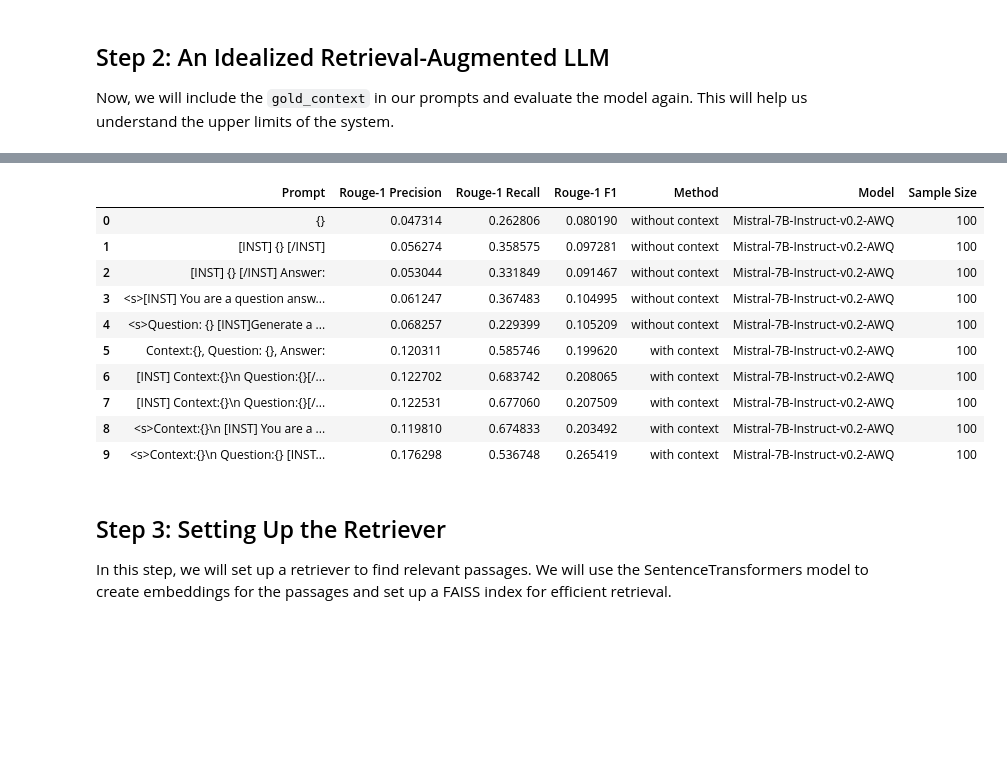
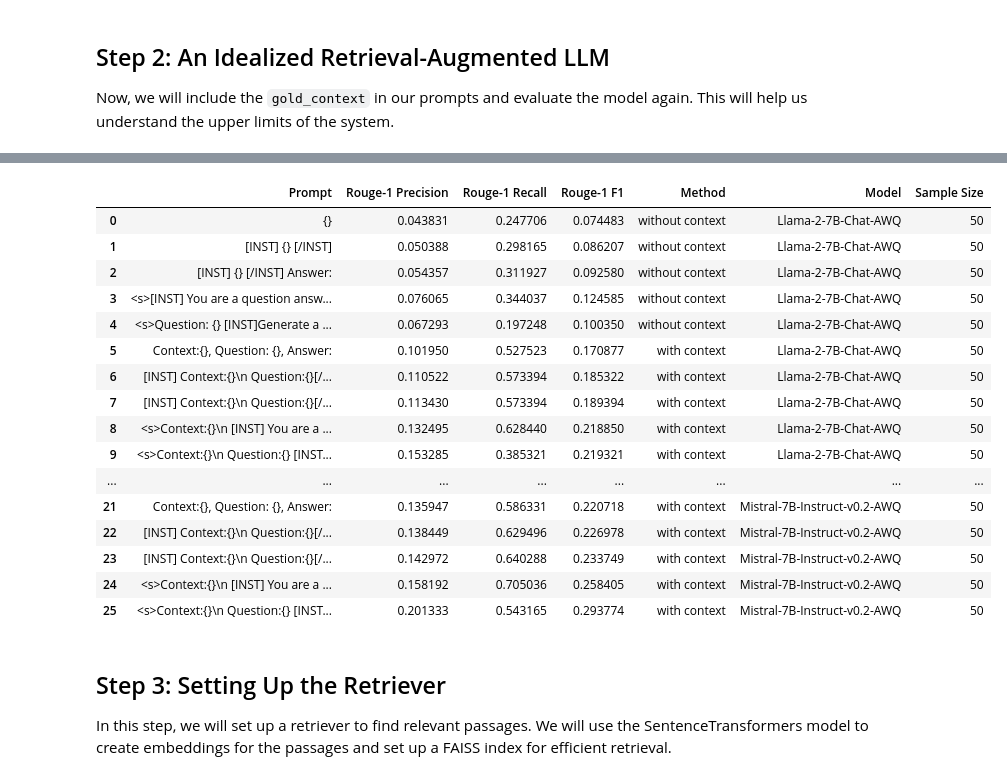
Before and after one commit to Arty-Facts/wasp_deep_learning_for_natural_language_processing_2024, a Jupyter notebook: assignments/assignment-2.ipynb, the cells around one changed output, grey strips where cells are left out. Drawn from its saved outputs; the diff is of its cells as text; code cells hidden in the pictures; blank space fills up the shorter version.

```diff
--- a/assignments/assignment-2.ipynb
+++ b/assignments/assignment-2.ipynb
@@ -86,15 +86,16 @@ prompts = [
     '<s>[INST] You are a question answering system. Please give a short answer to the following user question.[/INST] Question: {}',
     '<s>Question: {} [INST]Generate a short-form answer of either one word or one sentence to the question.[/INST]',
           ]
-subset = nq_data.sample(100)
+subset = nq_data.sample(50)
 questions = subset['question'].tolist()
 gold_answers = subset['answer'].tolist()
 results=[]
 for prompt in prompts:
     predicted_answers = get_answers(questions, prompt,max_new_tokens=50)
     pr, re, f1 = rouge1(gold_answers, predicted_answers)
-    result = [prompt, pr, re, f1, "without context", "Mistral-7B-Instruct-v0.2-AWQ", 100]
-    results.append(result)
-result = pd.DataFrame(results, columns=['Prompt', 'Rouge-1 Precision', 'Rouge-1 Recall', 'Rouge-1 F1', 'Method', 'Model', 'Sample Size',])
+    answer = [prompt, pr, re, f1, "without context", "Mistral-7B-Instruct-v0.2-AWQ", 50]
+    results.append(answer)
+result_1 = pd.DataFrame(results, columns=['Prompt', 'Rouge-1 Precision', 'Rouge-1 Recall', 'Rouge-1 F1', 'Method', 'Model', 'Sample Size',])
+result = pd.concat([result, result_1], ignore_index=True)
 display(result)
 # %% [output]
@@ -135,7 +146,7 @@ results=[]
 for prompt in prompts:
     predicted_answers_with_context = get_answers_with_context(questions, contexts, prompt, max_new_tokens=50)
     pr_context, re_context, f1_context = rouge1(gold_answers, predicted_answers_with_context)
-    answer = [prompt, pr_context, re_context, f1_context, "with context", "Mistral-7B-Instruct-v0.2-AWQ", 100]
+    answer = [prompt, pr_context, re_context, f1_context, "with context", "Mistral-7B-Instruct-v0.2-AWQ", 50]
     results.append(answer)
 result_2 = pd.DataFrame(results, columns=['Prompt', 'Rouge-1 Precision', 'Rouge-1 Recall', 'Rouge-1 F1', 'Method', 'Model', 'Sample Size'])
 result = pd.concat([result, result_2], ignore_index=True)
@@ -146,14 +157,20 @@ Wall time: 9min 50s
 |  | Prompt | Rouge-1 Precision | Rouge-1 Recall | Rouge-1 F1 | Method | Model | Sample Size |
-| 0 | {} | 0.047314 | 0.262806 | 0.080190 | without context | Mistral-7B-Instruct-v0.2-AWQ | 100 |
-| 1 | [INST] {} [/INST] | 0.056274 | 0.358575 | 0.097281 | without context | Mistral-7B-Instruct-v0.2-AWQ | 100 |
-| 2 | [INST] {} [/INST] Answer: | 0.053044 | 0.331849 | 0.091467 | without context | Mistral-7B-Instruct-v0.2-AWQ | 100 |
-| 3 | <s>[INST] You are a question answ... | 0.061247 | 0.367483 | 0.104995 | without context | Mistral-7B-Instruct-v0.2-AWQ | 100 |
-| 4 | <s>Question: {} [INST]Generate a ... | 0.068257 | 0.229399 | 0.105209 | without context | Mistral-7B-Instruct-v0.2-AWQ | 100 |
-| 5 | Context:{}, Question: {}, Answer: | 0.120311 | 0.585746 | 0.199620 | with context | Mistral-7B-Instruct-v0.2-AWQ | 100 |
-| 6 | [INST] Context:{}\n Question:{}[/... | 0.122702 | 0.683742 | 0.208065 | with context | Mistral-7B-Instruct-v0.2-AWQ | 100 |
-| 7 | [INST] Context:{}\n Question:{}[/... | 0.122531 | 0.677060 | 0.207509 | with context | Mistral-7B-Instruct-v0.2-AWQ | 100 |
-| 8 | <s>Context:{}\n [INST] You are a ... | 0.119810 | 0.674833 | 0.203492 | with context | Mistral-7B-Instruct-v0.2-AWQ | 100 |
-| 9 | <s>Context:{}\n Question:{} [INST... | 0.176298 | 0.536748 | 0.265419 | with context | Mistral-7B-Instruct-v0.2-AWQ | 100 |
+| 0 | {} | 0.043831 | 0.247706 | 0.074483 | without context | Llama-2-7B-Chat-AWQ | 50 |
+| 1 | [INST] {} [/INST] | 0.050388 | 0.298165 | 0.086207 | without context | Llama-2-7B-Chat-AWQ | 50 |
+| 2 | [INST] {} [/INST] Answer: | 0.054357 | 0.311927 | 0.092580 | without context | Llama-2-7B-Chat-AWQ | 50 |
+| 3 | <s>[INST] You are a question answ... | 0.076065 | 0.344037 | 0.124585 | without context | Llama-2-7B-Chat-AWQ | 50 |
+| 4 | <s>Question: {} [INST]Generate a ... | 0.067293 | 0.197248 | 0.100350 | without context | Llama-2-7B-Chat-AWQ | 50 |
+| 5 | Context:{}, Question: {}, Answer: | 0.101950 | 0.527523 | 0.170877 | with context | Llama-2-7B-Chat-AWQ | 50 |
+| 6 | [INST] Context:{}\n Question:{}[/... | 0.110522 | 0.573394 | 0.185322 | with context | Llama-2-7B-Chat-AWQ | 50 |
+| 7 | [INST] Context:{}\n Question:{}[/... | 0.113430 | 0.573394 | 0.189394 | with context | Llama-2-7B-Chat-AWQ | 50 |
+| 8 | <s>Context:{}\n [INST] You are a ... | 0.132495 | 0.628440 | 0.218850 | with context | Llama-2-7B-Chat-AWQ | 50 |
+| 9 | <s>Context:{}\n Question:{} [INST... | 0.153285 | 0.385321 | 0.219321 | with context | Llama-2-7B-Chat-AWQ | 50 |
+| ... | ... | ... | ... | ... | ... | ... | ... |
+| 21 | Context:{}, Question: {}, Answer: | 0.135947 | 0.586331 | 0.220718 | with context | Mistral-7B-Instruct-v0.2-AWQ | 50 |
+| 22 | [INST] Context:{}\n Question:{}[/... | 0.138449 | 0.629496 | 0.226978 | with context | Mistral-7B-Instruct-v0.2-AWQ | 50 |
+| 23 | [INST] Context:{}\n Question:{}[/... | 0.142972 | 0.640288 | 0.233749 | with context | Mistral-7B-Instruct-v0.2-AWQ | 50 |
+| 24 | <s>Context:{}\n [INST] You are a ... | 0.158192 | 0.705036 | 0.258405 | with context | Mistral-7B-Instruct-v0.2-AWQ | 50 |
+| 25 | <s>Context:{}\n Question:{} [INST... | 0.201333 | 0.543165 | 0.293774 | with context | Mistral-7B-Instruct-v0.2-AWQ | 50 |
 # %% [markdown]
 ## Step 3: Setting Up the Retriever
 
```
Also changed, not shown: parts of 3 cells of this notebook.
